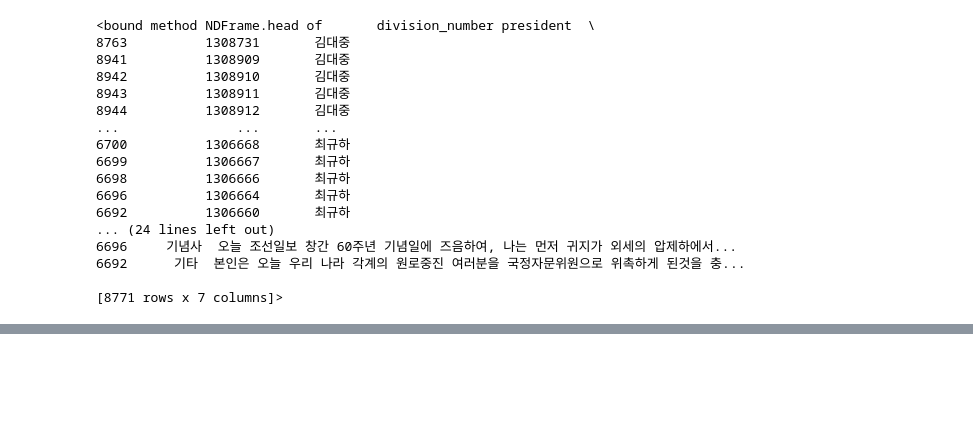
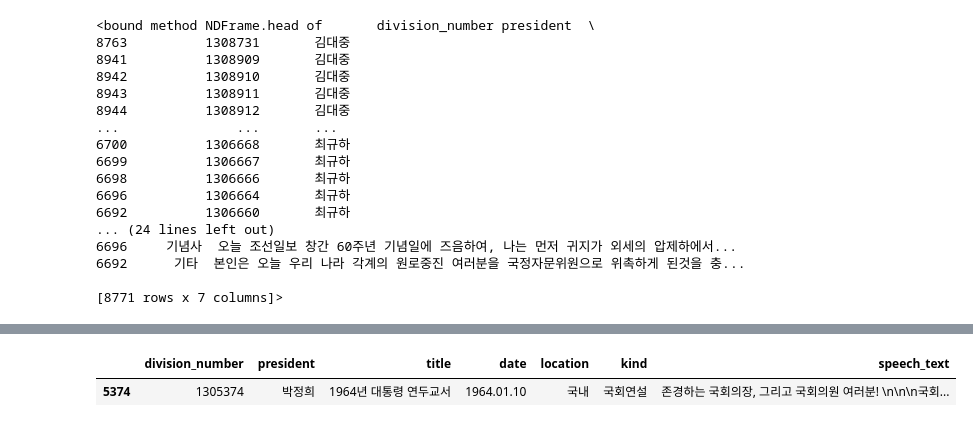
Before and after one commit to cho6019/eda-cho, a Jupyter notebook: notebook/first.ipynb, the cells around one changed output, grey strips where cells are left out. Cells and saved outputs as stored; diff of their text form; code cells hidden in the pictures; blank space fills up the shorter version.

```diff
--- a/notebook/first.ipynb
+++ b/notebook/first.ipynb
@@ -85,0 +162,6 @@ df.sort_values(by='president').head
+# %%
+f_df = df[df['speech_text'].str.contains("올림픽", case=False)]
+f_df.head(1)
+# %% [output]
+|  | division_number | president | title | date | location | kind | speech_text |
+| 5374 | 1305374 | 박정희 | 1964년 대통령 연두교서 | 1964.01.10 | 국내 | 국회연설 | 존경하는 국회의장, 그리고 국회의원 여러분! \n\n\n국회... |
```
Also changed, not shown: parts of 9 cells of this notebook.
